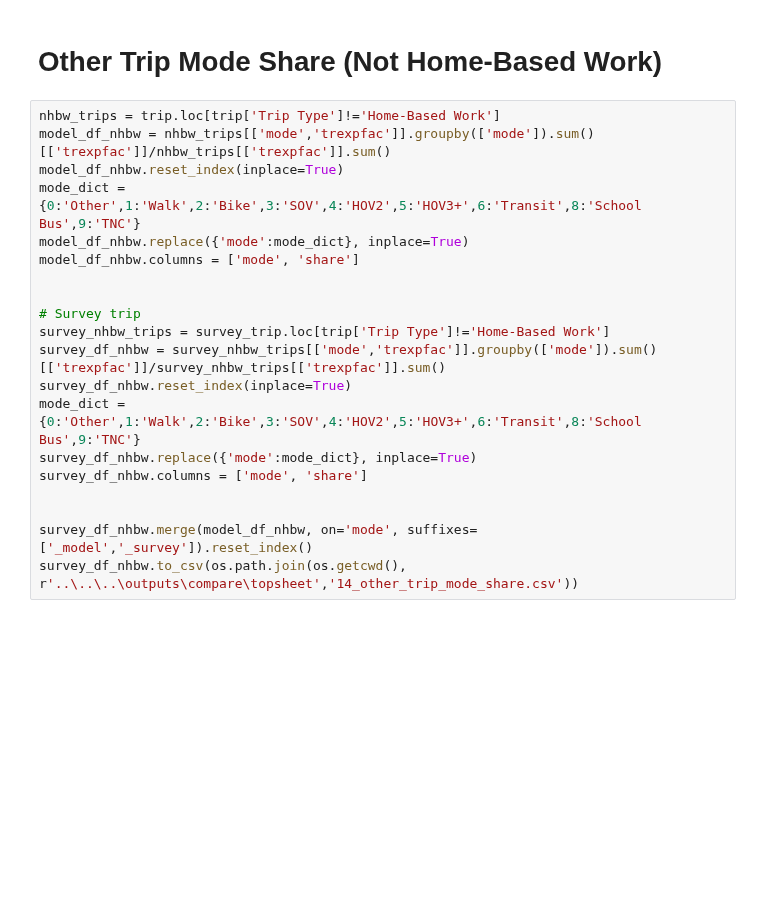
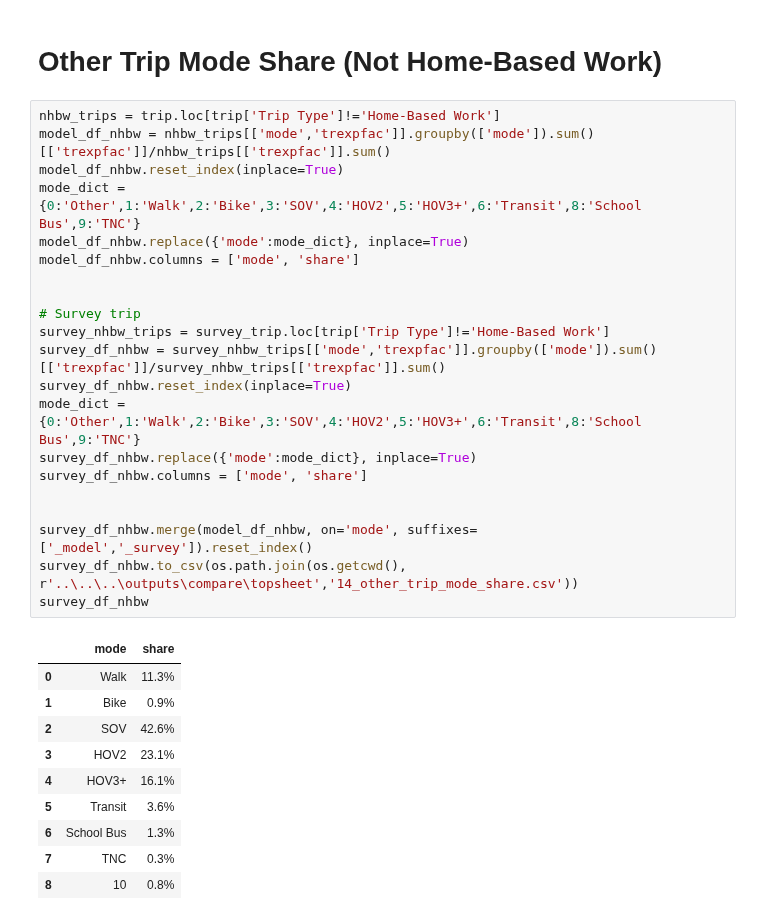
Before and after one commit to psrc/soundcast, a Jupyter notebook: scripts/summarize/notebooks/topsheet_summary.ipynb, the cells around one changed output. Cells and saved outputs as stored; diff of their text form; blank space fills up the shorter version.

```diff
--- a/scripts/summarize/notebooks/topsheet_summary.ipynb
+++ b/scripts/summarize/notebooks/topsheet_summary.ipynb
@@ -361,20 +384,32 @@ model_df_hbw.to_csv(os.path.join(os.getcwd(), r'..\..\..\outputs\compare\topshee
 # %%
 nhbw_trips = trip.loc[trip['Trip Type']!='Home-Based Work']
 model_df_nhbw = nhbw_trips[['mode','trexpfac']].groupby(['mode']).sum()[['trexpfac']]/nhbw_trips[['trexpfac']].sum()
 model_df_nhbw.reset_index(inplace=True)
 mode_dict = {0:'Other',1:'Walk',2:'Bike',3:'SOV',4:'HOV2',5:'HOV3+',6:'Transit',8:'School Bus',9:'TNC'}
 model_df_nhbw.replace({'mode':mode_dict}, inplace=True)
 model_df_nhbw.columns = ['mode', 'share']
 
 
 # Survey trip
 survey_nhbw_trips = survey_trip.loc[trip['Trip Type']!='Home-Based Work']
 survey_df_nhbw = survey_nhbw_trips[['mode','trexpfac']].groupby(['mode']).sum()[['trexpfac']]/survey_nhbw_trips[['trexpfac']].sum()
 survey_df_nhbw.reset_index(inplace=True)
 mode_dict = {0:'Other',1:'Walk',2:'Bike',3:'SOV',4:'HOV2',5:'HOV3+',6:'Transit',8:'School Bus',9:'TNC'}
 survey_df_nhbw.replace({'mode':mode_dict}, inplace=True)
 survey_df_nhbw.columns = ['mode', 'share']
 
 
 survey_df_nhbw.merge(model_df_nhbw, on='mode', suffixes=['_model','_survey']).reset_index()
 survey_df_nhbw.to_csv(os.path.join(os.getcwd(), r'..\..\..\outputs\compare\topsheet','14_other_trip_mode_share.csv'))
+survey_df_nhbw
+# %% [output]
+|  | mode | share |
+| 0 | Walk | 11.3% |
+| 1 | Bike | 0.9% |
+| 2 | SOV | 42.6% |
+| 3 | HOV2 | 23.1% |
+| 4 | HOV3+ | 16.1% |
+| 5 | Transit | 3.6% |
+| 6 | School Bus | 1.3% |
+| 7 | TNC | 0.3% |
+| 8 | 10 | 0.8% |
```
Also changed, not shown: parts of 11 cells of this notebook.
